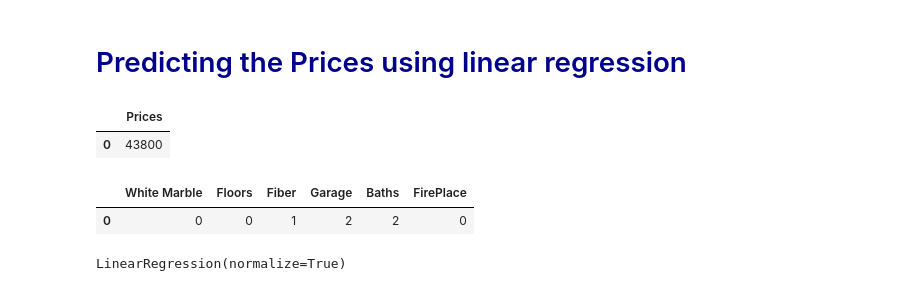
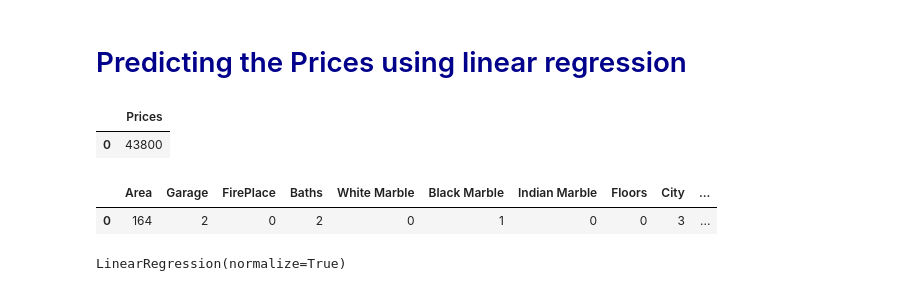
Before and after one commit to eoliv107/LinearRegressionHousePricing, a Jupyter notebook: Housepricing.ipynb, the cells around one changed output. Cells and saved outputs as stored; diff of their text form; code cells hidden in the pictures.

```diff
--- a/Housepricing.ipynb
+++ b/Housepricing.ipynb
@@ -421,13 +421,18 @@ y.head(1)
 # %% [output]
 |  | Prices |
 | 0 | 43800 |
+# %%
+col = ['Area', 'Garage', 'FirePlace', 'Baths', 'White Marble', 'Black Marble',
+       'Indian Marble', 'Floors', 'City', 'Solar', 'Electric', 'Fiber',
+       'Glass Doors', 'Swiming Pool', 'Garden']
 # %%
 #Independent Variables X(['White Marble', 'Floors', 'Fiber'])
-X = data[['White Marble', 'Floors', 'Fiber', 'Garage', 'Baths', 'FirePlace']]
+
+X = data[col]
 X.head(1)
 # %% [output]
-|  | White Marble | Floors | Fiber | Garage | Baths | FirePlace |
-| 0 | 0 | 0 | 1 | 2 | 2 | 0 |
+|  | Area | Garage | FirePlace | Baths | White Marble | Black Marble | Indian Marble | Floors | City | ... |
+| 0 | 164 | 2 | 0 | 2 | 0 | 1 | 0 | 0 | 3 | ... |
 # %%
 #Creating Train and Test Datasets using Train_test_split from skitlearn
 X_train, X_test, y_train, y_test = train_test_split(X, y, test_size=0.33, random_state=1)
```
Also changed, not shown: parts of 9 cells of this notebook.
